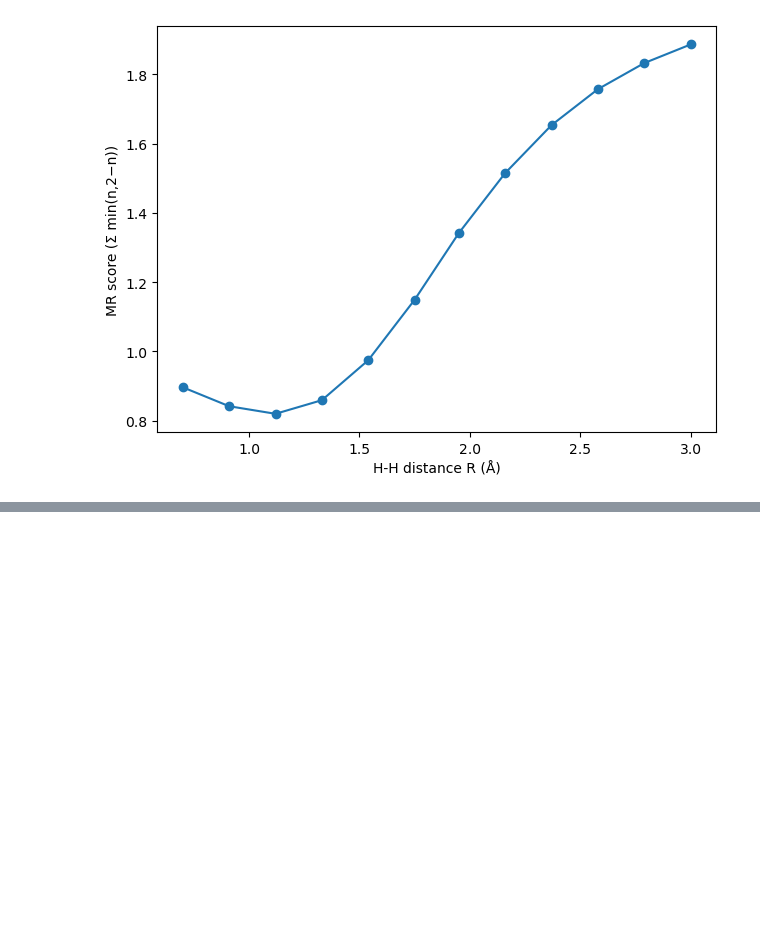
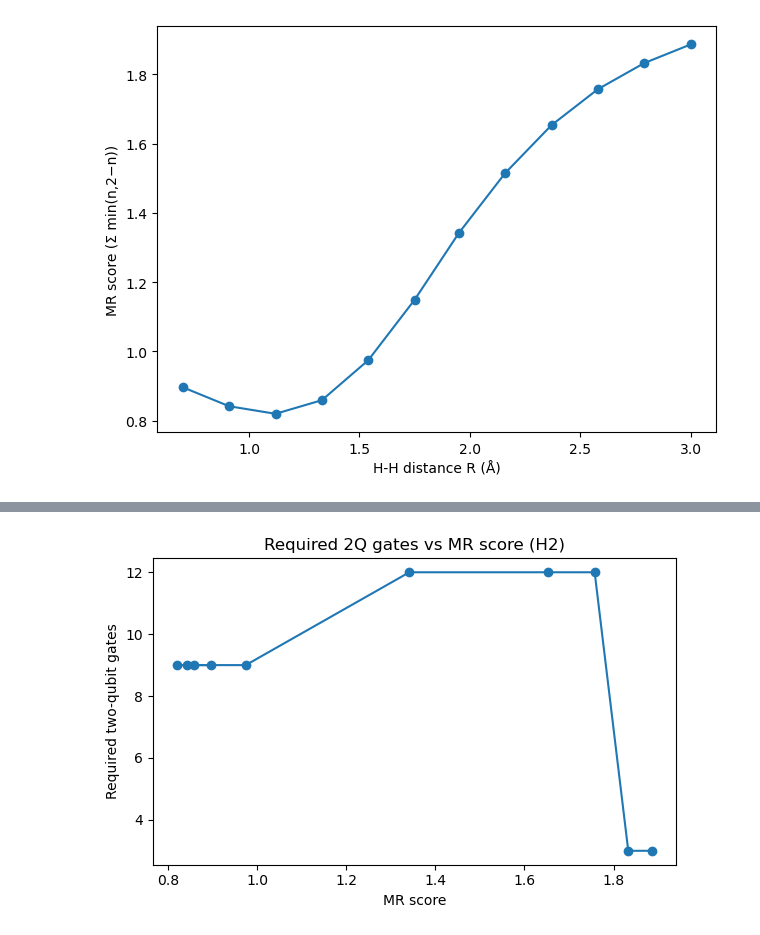
Before and after one commit to bshralam/CircuitScale, a Jupyter notebook: notebooks/01_h2_scan.ipynb, the cells around one changed output, grey strips where cells are left out. Drawn from its saved outputs; the diff is of its cells as text; code cells hidden in the pictures; blank space fills up the shorter version.

```diff
--- a/notebooks/01_h2_scan.ipynb
+++ b/notebooks/01_h2_scan.ipynb
@@ -118,0 +168,11 @@ plt.show()
+# %%
+plt.figure(figsize=(6,4))
+plt.plot(df_req["mr_score"], df_req["n_2q"], marker="o")
+plt.xlabel("MR score")
+plt.ylabel("Required two-qubit gates")
+plt.title("Required 2Q gates vs MR score (H2)")
+plt.tight_layout()
+plt.savefig("../results/figures/h2_required_2q_vs_mrscore.png", dpi=300)
+plt.show()
+# %% [output]
+[figure, added]
```
Also changed, not shown: parts of 6 cells of this notebook, 11 other files.
